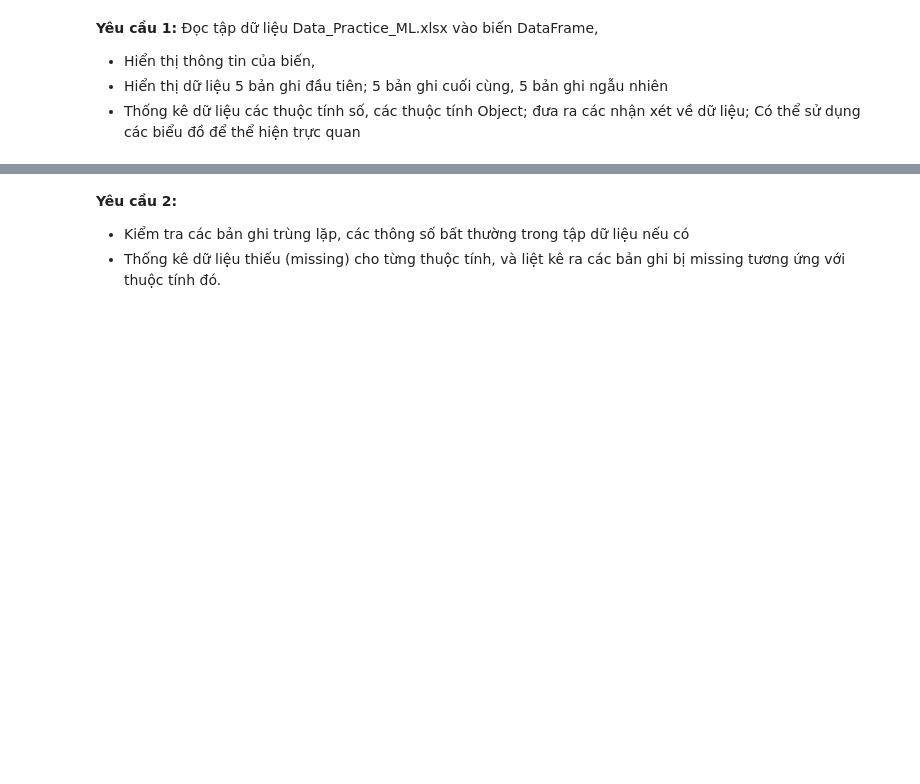
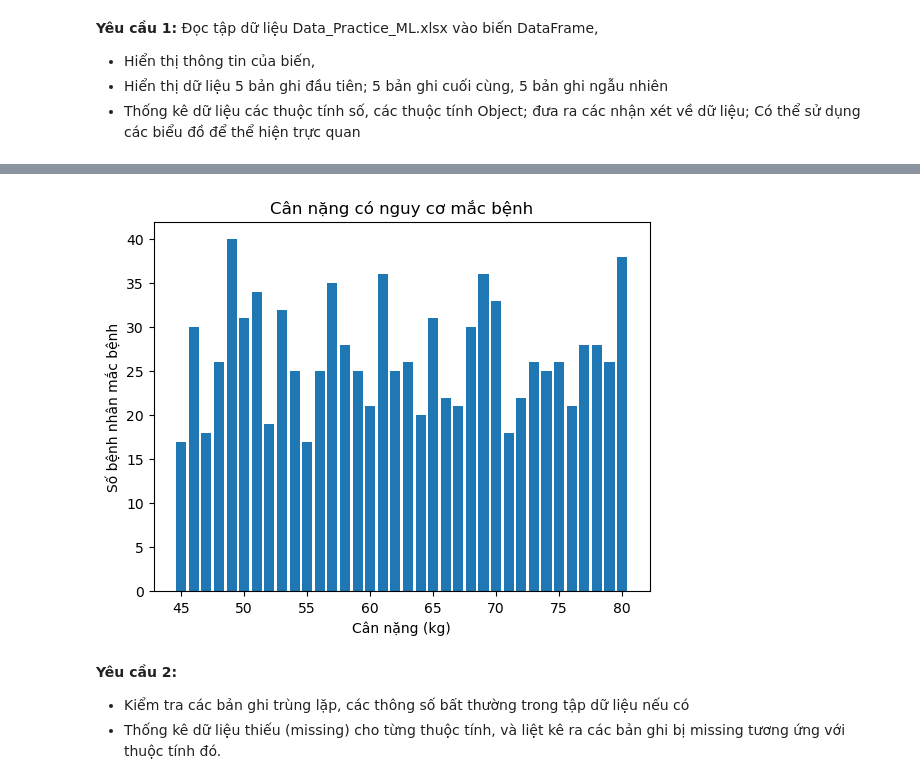
Before and after one commit to TuanPham0610/abc, a Jupyter notebook: Phan_2-20240226T063351Z-001/Phan_2/MaNhom_MaSV_HotenSV_BaiTap.ipynb, the cells around one changed output, grey strips where cells are left out. Saved outputs shown, nothing was run; the diff lists cells and outputs as text; code cells hidden in the pictures; blank space fills up the shorter version.

```diff
--- a/Phan_2-20240226T063351Z-001/Phan_2/MaNhom_MaSV_HotenSV_BaiTap.ipynb
+++ b/Phan_2-20240226T063351Z-001/Phan_2/MaNhom_MaSV_HotenSV_BaiTap.ipynb
@@ -41,0 +40,9 @@ Mỗi bản ghi tương ứng với một bệnh nhân, Bao gồm 8 thuộc tín
+# %%
+import pandas as pd
+import numpy as np
+
+
+df_practice = pd.read_excel("Data\Data_Practice_ML.xlsx")
+
+print("Hiển thị thông tin biến")
+df_practice.info() #hien thi thong tin bien
@@ -42,3 +196,15 @@ Mỗi bản ghi tương ứng với một bệnh nhân, Bao gồm 8 thuộc tín
+# %%
+weight = df_practice["Weight"].value_counts()
+
+plt.bar(weight.index, weight.values)
+
+plt.xlabel("Cân nặng (kg)")
+plt.ylabel("Số bệnh nhân mắc bệnh")
+plt.title("Cân nặng có nguy cơ mắc bệnh")
+
+plt.show()
+# %% [output]
+[figure, added]
 # %% [markdown]
 **Yêu cầu 2:**
 
```
Also changed, not shown: parts of 17 cells of this notebook, 1 other file.
